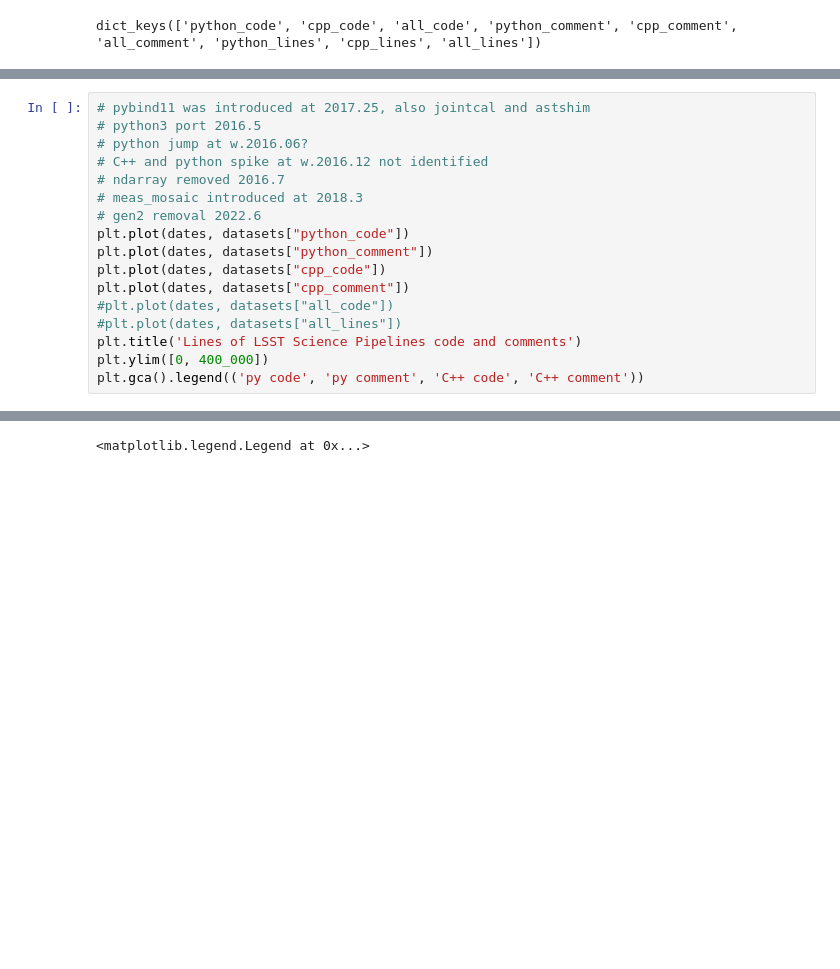
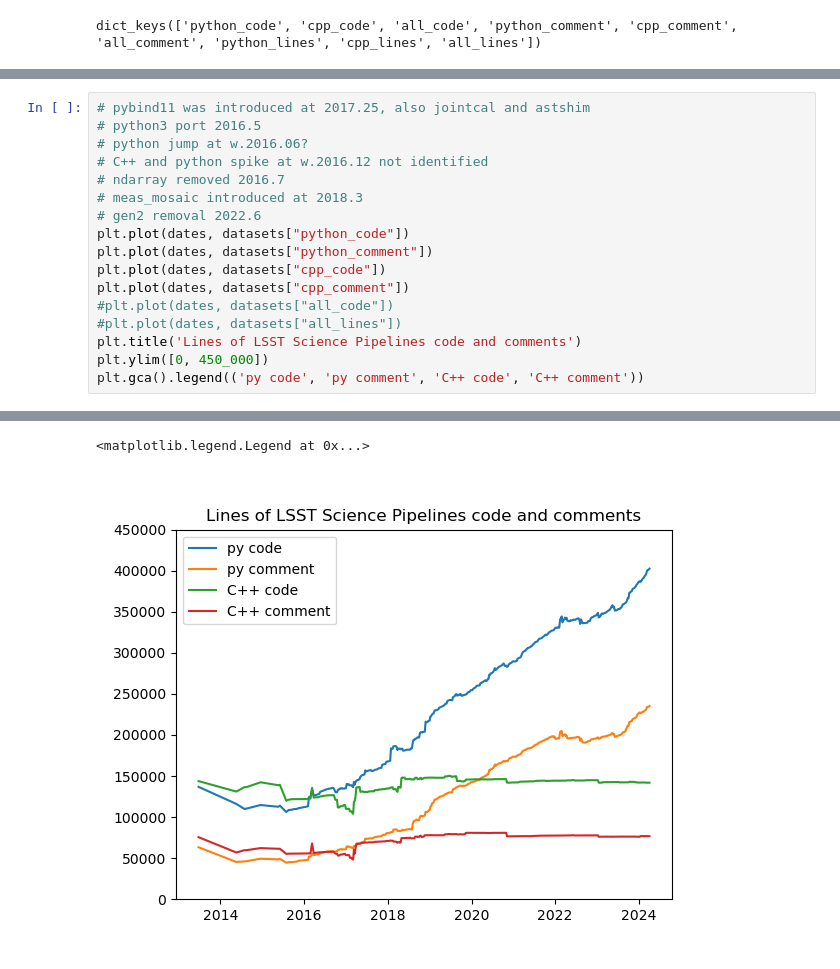
Before and after one commit to lsst-dm/code-metrics, a Jupyter notebook: plot-line-counts.ipynb, the cells around one changed output, grey strips where cells are left out. Cells and saved outputs as stored; diff of their text form; blank space fills up the shorter version.

```diff
--- a/plot-line-counts.ipynb
+++ b/plot-line-counts.ipynb
@@ -88,6 +88,6 @@ plt.plot(dates, datasets["cpp_comment"])
 #plt.plot(dates, datasets["all_code"])
 #plt.plot(dates, datasets["all_lines"])
 plt.title('Lines of LSST Science Pipelines code and comments')
-plt.ylim([0, 400_000])
+plt.ylim([0, 450_000])
 plt.gca().legend(('py code', 'py comment', 'C++ code', 'C++ comment'))
 # %% [output]
@@ -96 +94,2 @@ plt.gca().legend(('py code', 'py comment', 'C++ code', 'C++ comment'))
 <matplotlib.legend.Legend at 0x...>
+[figure, added]
```
Also changed, not shown: parts of 3 cells of this notebook.
